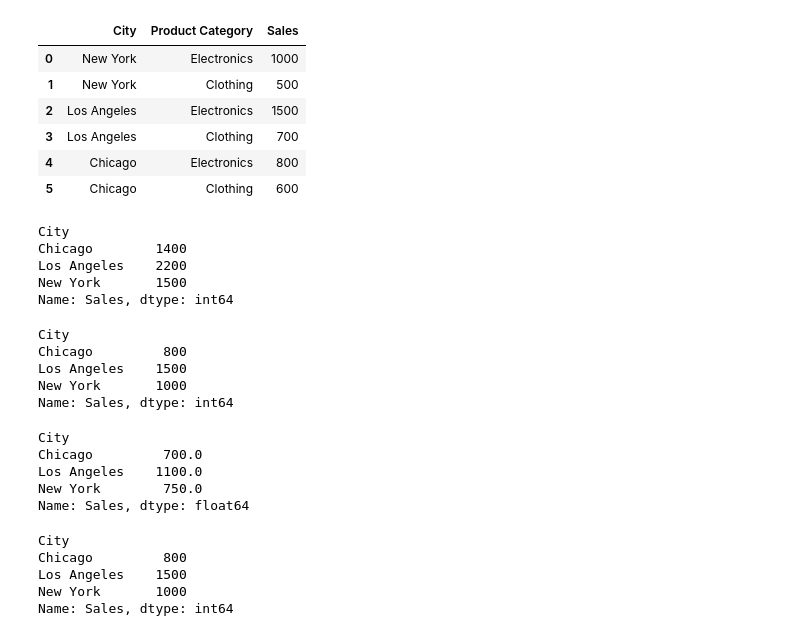
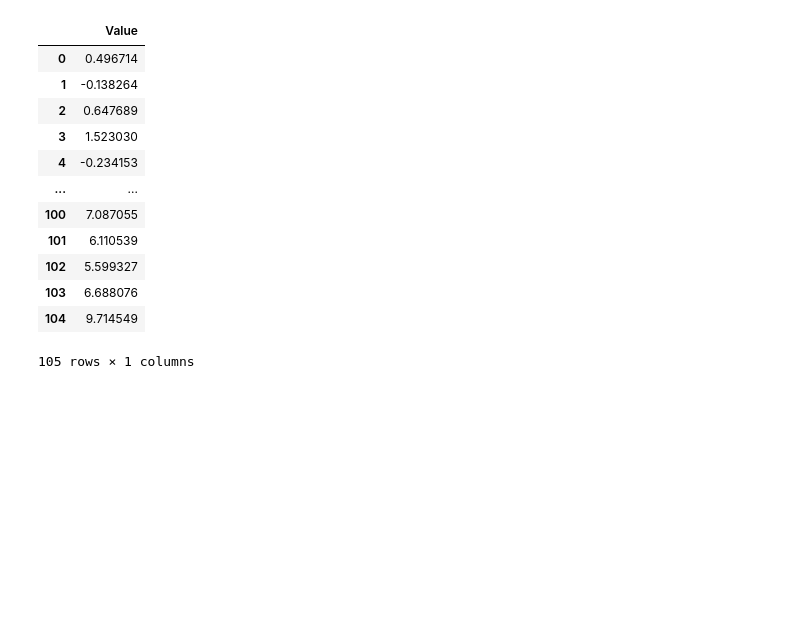
Before and after one commit to MalyalaAnand/DATA-MINING, a Jupyter notebook: lab_05.ipynb, the cells around one changed output. Saved outputs shown, nothing was run; the diff lists cells and outputs as text; code cells hidden in the pictures; blank space fills up the shorter version.

```diff
--- a/lab_05.ipynb
+++ b/lab_05.ipynb
@@ -10,0 +9,5 @@ data = {
+# %%
+np.random.seed(42)
+data = np.random.normal(0, 1, 100)
+outliers = np.random.uniform(5, 10, 5)
+data_with_outliers = np.concatenate([data, outliers])
@@ -11,48 +54,17 @@ data = {
 # %%
-df=pd.DataFrame(data)
+df = pd.DataFrame(data_with_outliers, columns=['Value'])
+df
+# %% [output]
+|  | Value |
+| 0 | 0.496714 |
+| 1 | -0.138264 |
+| 2 | 0.647689 |
+| 3 | 1.523030 |
+| 4 | -0.234153 |
+| ... | ... |
+| 100 | 7.087055 |
+| 101 | 6.110539 |
+| 102 | 5.599327 |
+| 103 | 6.688076 |
+| 104 | 9.714549 |
+105 rows × 1 columns
-# %%
-df
-# %% [output]
-|  | City | Product Category | Sales |
-| 0 | New York | Electronics | 1000 |
-| 1 | New York | Clothing | 500 |
-| 2 | Los Angeles | Electronics | 1500 |
-| 3 | Los Angeles | Clothing | 700 |
-| 4 | Chicago | Electronics | 800 |
-| 5 | Chicago | Clothing | 600 |
-# %%
-city_sales=df.groupby('City')['Sales'].sum()
-print(city_sales)
-# %% [output]
-City
-Chicago        1400
-Los Angeles    2200
-New York       1500
-Name: Sales, dtype: int64
-# %%
-city_sales=df.groupby('City')['Sales'].max()
-print(city_sales)
-# %% [output]
-City
-Chicago         800
-Los Angeles    1500
-New York       1000
-Name: Sales, dtype: int64
-# %%
-city_sales=df.groupby('City')['Sales'].mean()
-print(city_sales)
-# %% [output]
-City
-Chicago         700.0
-Los Angeles    1100.0
-New York        750.0
-Name: Sales, dtype: float64
-# %%
-city_sales=df.groupby('City')['Sales'].max()
-print(city_sales)
-# %% [output]
-City
-Chicago         800
-Los Angeles    1500
-New York       1000
-Name: Sales, dtype: int64
```
Also changed, not shown: parts of 20 cells of this notebook.
